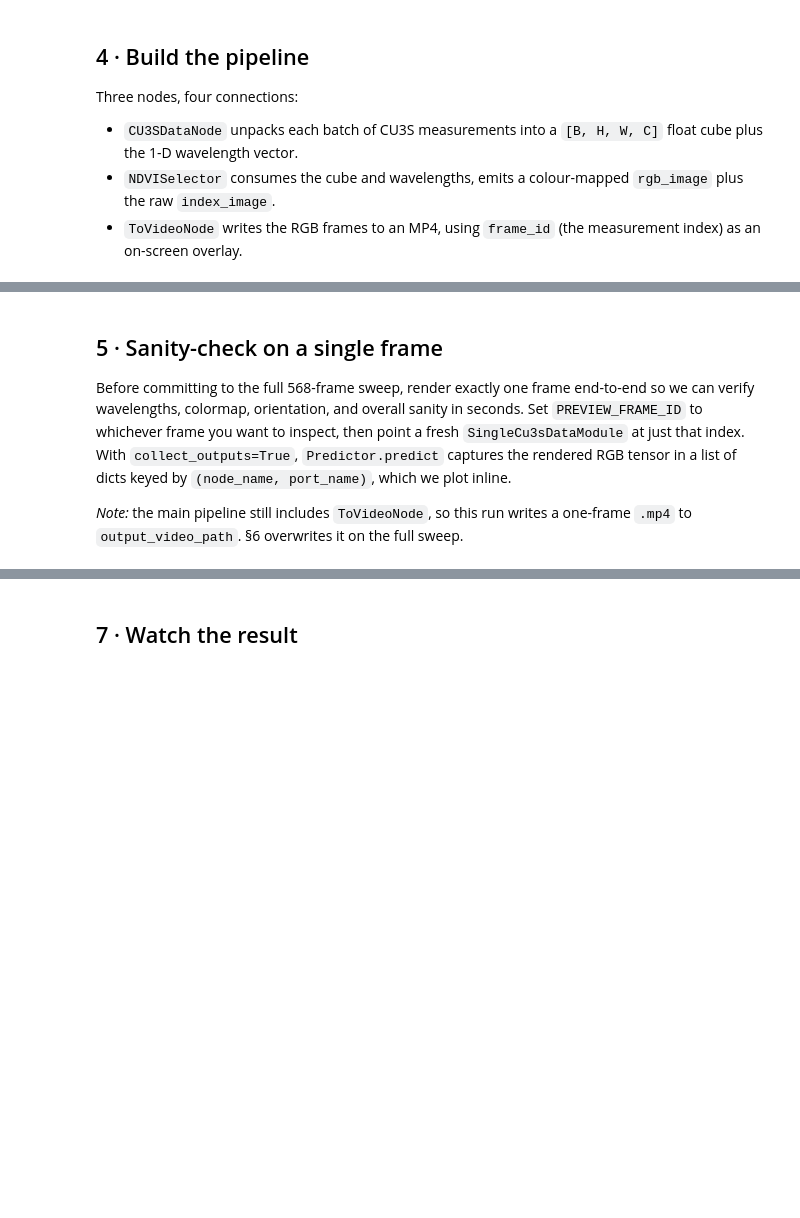
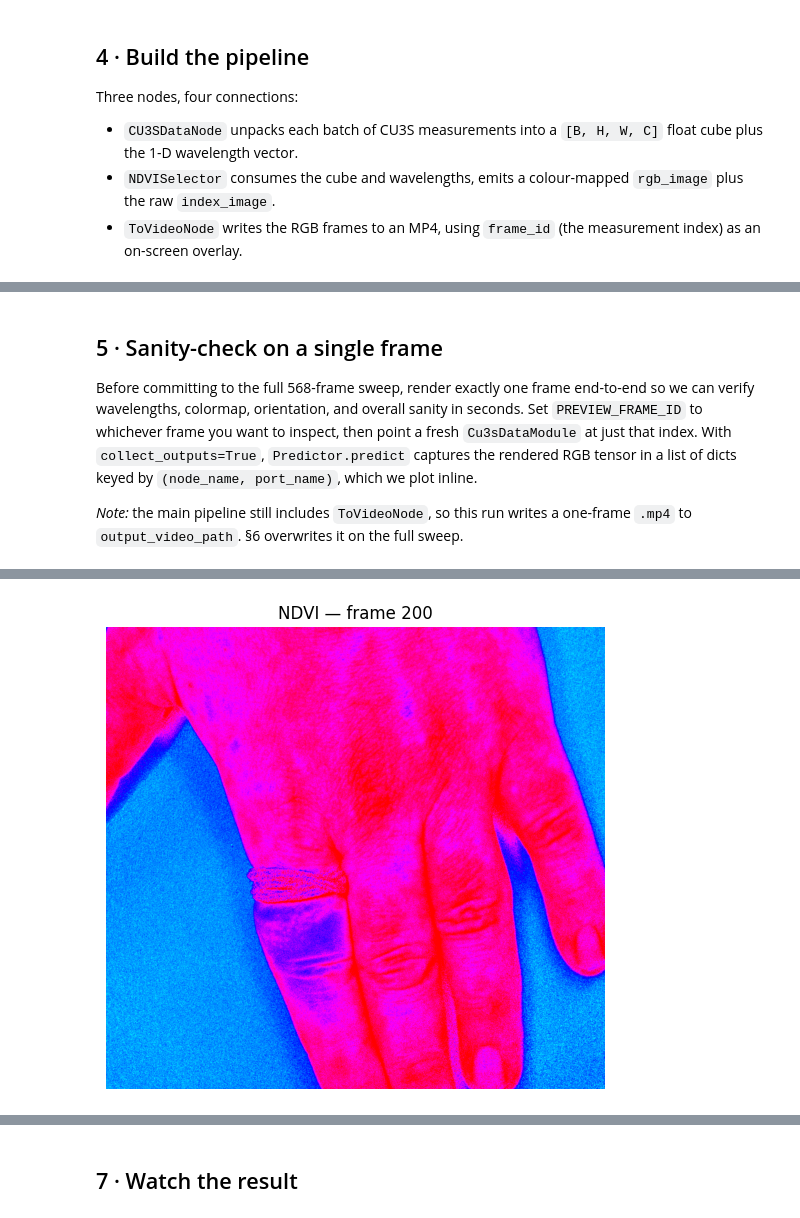
Before and after one commit to cubert-hyperspectral/cuvis-ai, a Jupyter notebook: notebooks/use_cases/blood_perfusion.ipynb, the cells around one changed output, grey strips where cells are left out. Saved outputs shown, nothing was run; the diff lists cells and outputs as text; code cells hidden in the pictures; blank space fills up the shorter version.

```diff
--- a/notebooks/use_cases/blood_perfusion.ipynb
+++ b/notebooks/use_cases/blood_perfusion.ipynb
@@ -252,7 +247,7 @@ pipeline.save_to_file(
 Before committing to the full 568-frame sweep, render exactly one frame
 end-to-end so we can verify wavelengths, colormap, orientation, and
 overall sanity in seconds. Set `PREVIEW_FRAME_ID` to whichever frame you
-want to inspect, then point a fresh `SingleCu3sDataModule` at just that
+want to inspect, then point a fresh `Cu3sDataModule` at just that
 index. With `collect_outputs=True`, `Predictor.predict` captures the
 rendered RGB tensor in a list of dicts keyed by `(node_name, port_name)`,
 which we plot inline.
@@ -263,7 +258,7 @@ the full sweep.
 # %%
 PREVIEW_FRAME_ID = 200
 
-preview_datamodule = SingleCu3sDataModule(
+preview_datamodule = Cu3sDataModule(
     cu3s_file_path=str(cu3s_file_path),
     processing_mode="Reflectance",
     batch_size=1,
@@ -282,3 +277,4 @@ plt.imshow(preview_rgb)
 plt.title(f"NDVI — frame {PREVIEW_FRAME_ID}")
 plt.axis("off")
 plt.show()
+# %% [output]
@@ -285,3 +282,4 @@ plt.show()
+[figure, added]
 # %% [markdown]
 ## 6 · Run the pipeline
 
```
Also changed, not shown: parts of 10 cells of this notebook, 6 other files.
